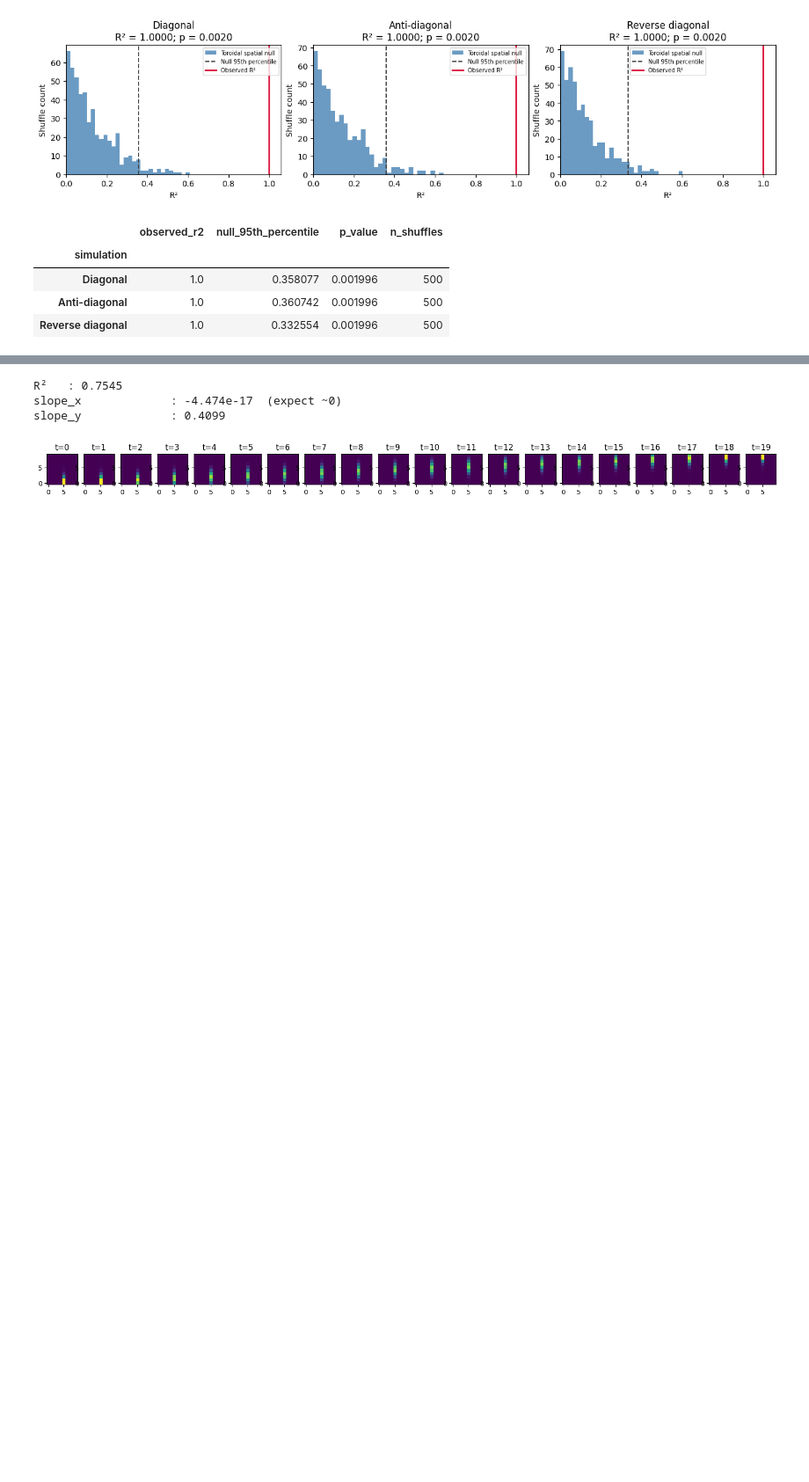
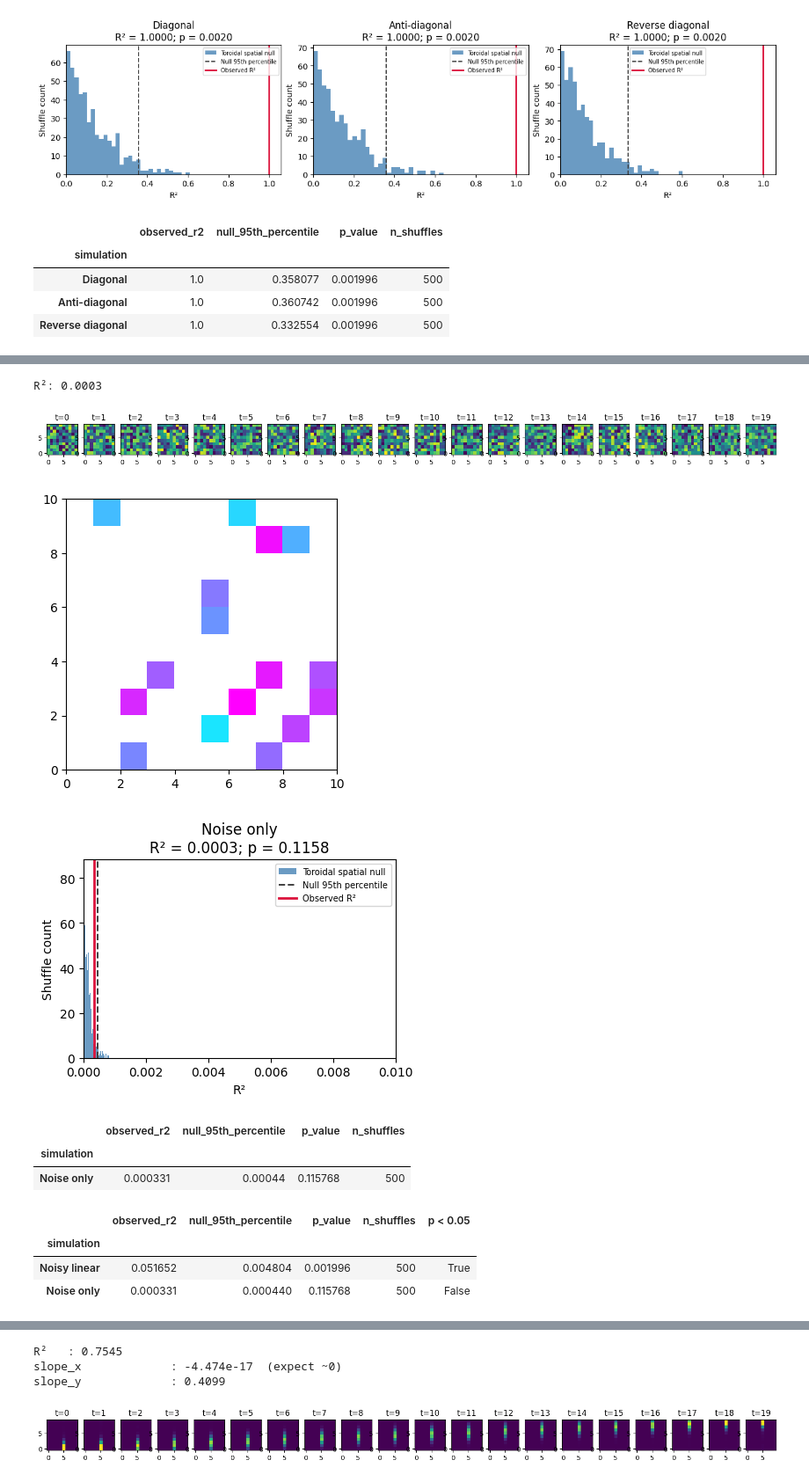
Before and after one commit to ryanharvey1/neuro_py, a Jupyter notebook: tutorials/weighted_regression_2d.ipynb, the cells around one changed output, grey strips where cells are left out. Shown at 88% size. Drawn from its saved outputs; the diff is of its cells as text; code cells hidden in the pictures; blank space fills up the shorter version.

Commit message:
Organize regression tutorial around controlled simulations and add noise-only control

```diff
--- a/tutorials/weighted_regression_2d.ipynb
+++ b/tutorials/weighted_regression_2d.ipynb
@@ -414,0 +481,14 @@ These scenarios test the edge cases where movement is confined to a single axis
+# %%
+weights = simulate_noisy_linear(noise=0.50)
+r2, x_traj, y_traj, slope_x, slope_y, mean_x, mean_y = weighted_regression_2d(weights)
+
+print(f"R²   : {r2:.4f}  (lower than clean diagonal due to noise)")
+print(f"slope_x             : {slope_x:.4f}")
+print(f"slope_y             : {slope_y:.4f}")
+
+helper_plot(weights)
+npy.plotting.plot_2d_replay(weights)
+plt.show()
+
+signal_noise_summary = plot_r2_nulls({"Noisy linear": weights})
+display(signal_noise_summary)
@@ -414,0 +519,25 @@ These scenarios test the edge cases where movement is confined to a single axis
+# %%
+weights = simulate_noise_only()
+r2, x_traj, y_traj, slope_x, slope_y, mean_x, mean_y = weighted_regression_2d(weights)
+print(f"R²: {r2:.4f}")
+helper_plot(weights)
+npy.plotting.plot_2d_replay(weights)
+plt.show()
+noise_only_summary = plot_r2_nulls({"Noise only": weights})
+display(noise_only_summary)
+
+noise_comparison = pd.concat([signal_noise_summary, noise_only_summary])
+noise_comparison["p < 0.05"] = noise_comparison["p_value"] < 0.05
+display(noise_comparison)
+# %% [output]
+R²: 0.0003
+[figure, added]
+[figure, added]
+[figure, added]
+|  | observed_r2 | null_95th_percentile | p_value | n_shuffles |
+| simulation |  |  |  |  |
+| Noise only | 0.000331 | 0.00044 | 0.115768 | 500 |
+|  | observed_r2 | null_95th_percentile | p_value | n_shuffles | p < 0.05 |
+| simulation |  |  |  |  |  |
+| Noisy linear | 0.051652 | 0.004804 | 0.001996 | 500 | True |
+| Noise only | 0.000331 | 0.000440 | 0.115768 | 500 | False |
```
Also changed, not shown: parts of 48 cells of this notebook, 1 other file.
